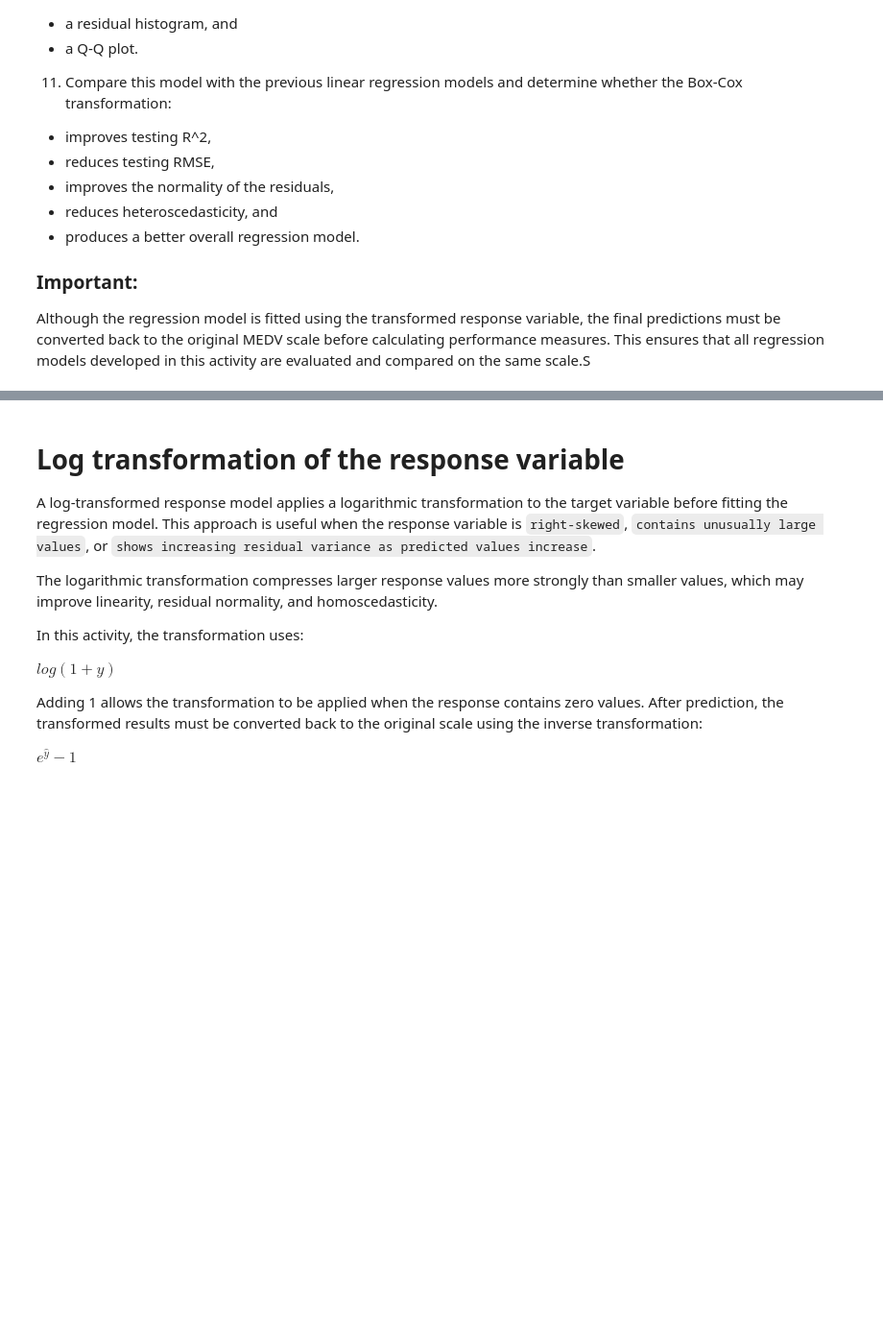
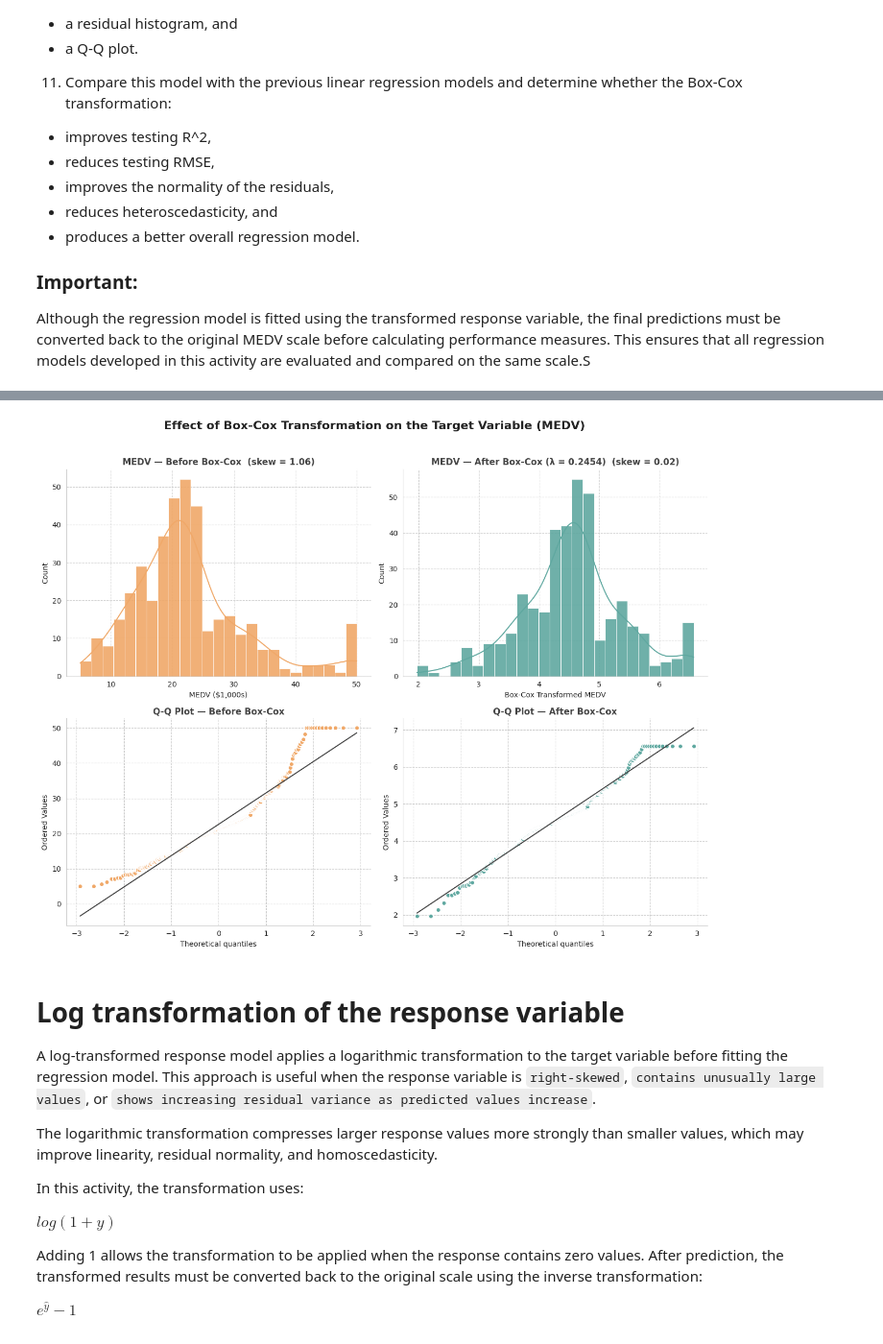
Before and after one commit to JoseAlberto88/Predictive-Analytics-, a Jupyter notebook: DAMO510_Module_04_in_Class_Activity_Starter_notebook.ipynb, the cells around one changed output, grey strips where cells are left out. Shown at 96% size. Cells and saved outputs as stored; diff of their text form; code cells hidden in the pictures; blank space fills up the shorter version.

```diff
--- a/DAMO510_Module_04_in_Class_Activity_Starter_notebook.ipynb
+++ b/DAMO510_Module_04_in_Class_Activity_Starter_notebook.ipynb
@@ -1675,3 +1768,63 @@ Linear: Box-Cox Response overall F-test p-value: 1.90607e-108
+# %%
+import matplotlib.pyplot as plt
+import seaborn as sns
+import scipy.stats as stats
+import numpy as np
+
+sns.set_style("whitegrid", {"grid.linestyle": "--", "grid.alpha": 0.3})
+
+fig, axes = plt.subplots(2, 2, figsize=(13, 10))
+
+color_before = "#F0A868"   # warm amber
+color_after  = "#5FA8A0"   # teal
+
+skew_before = y_train.skew()
+skew_after = pd.Series(y_train_boxcox).skew()
+
+# --- Top-left: histogram of MEDV before ---
+sns.histplot(y_train, kde=True, bins=25, color=color_before,
+             edgecolor="white", linewidth=0.6, alpha=0.9, ax=axes[0, 0])
+axes[0, 0].set_title(f"MEDV — Before Box-Cox  (skew = {skew_before:.2f})",
+                      fontsize=12, fontweight="bold", color="#444444")
+axes[0, 0].set_xlabel("MEDV ($1,000s)")
+axes[0, 0].spines["top"].set_visible(False)
+axes[0, 0].spines["right"].set_visible(False)
+
+# --- Top-right: histogram of MEDV after Box-Cox ---
+sns.histplot(y_train_boxcox, kde=True, bins=25, color=color_after,
+             edgecolor="white", linewidth=0.6, alpha=0.9, ax=axes[0, 1])
+axes[0, 1].set_title(f"MEDV — After Box-Cox (λ = {boxcox_lambda:.4f})  (skew = {skew_after:.2f})",
+                      fontsize=12, fontweight="bold", color="#444444")
+axes[0, 1].set_xlabel("Box-Cox Transformed MEDV")
+axes[0, 1].spines["top"].set_visible(False)
+axes[0, 1].spines["right"].set_visible(False)
+
+# --- Bottom-left: Q-Q plot before ---
+stats.probplot(y_train, dist="norm", plot=axes[1, 0])
+axes[1, 0].get_lines()[0].set_markerfacecolor(color_before)
+axes[1, 0].get_lines()[0].set_markeredgecolor("white")
+axes[1, 0].get_lines()[0].set_markersize(6)
+axes[1, 0].get_lines()[1].set_color("#444444")
+axes[1, 0].set_title("Q-Q Plot — Before Box-Cox", fontsize=12, fontweight="bold", color="#444444")
+axes[1, 0].spines["top"].set_visible(False)
+axes[1, 0].spines["right"].set_visible(False)
+
+# --- Bottom-right: Q-Q plot after ---
+stats.probplot(y_train_boxcox, dist="norm", plot=axes[1, 1])
+axes[1, 1].get_lines()[0].set_markerfacecolor(color_after)
+axes[1, 1].get_lines()[0].set_markeredgecolor("white")
+axes[1, 1].get_lines()[0].set_markersize(6)
+axes[1, 1].get_lines()[1].set_color("#444444")
+axes[1, 1].set_title("Q-Q Plot — After Box-Cox", fontsize=12, fontweight="bold", color="#444444")
+axes[1, 1].spines["top"].set_visible(False)
+axes[1, 1].spines["right"].set_visible(False)
+
+fig.suptitle("Effect of Box-Cox Transformation on the Target Variable (MEDV)",
+             fontsize=16, fontweight="bold", color="#222222", y=1.02)
+plt.tight_layout()
+plt.show()
+# %% [output]
+[figure, added]
 # %% [markdown]
 # Log transformation of the response variable
 
```
Also changed, not shown: parts of 9 cells of this notebook.
